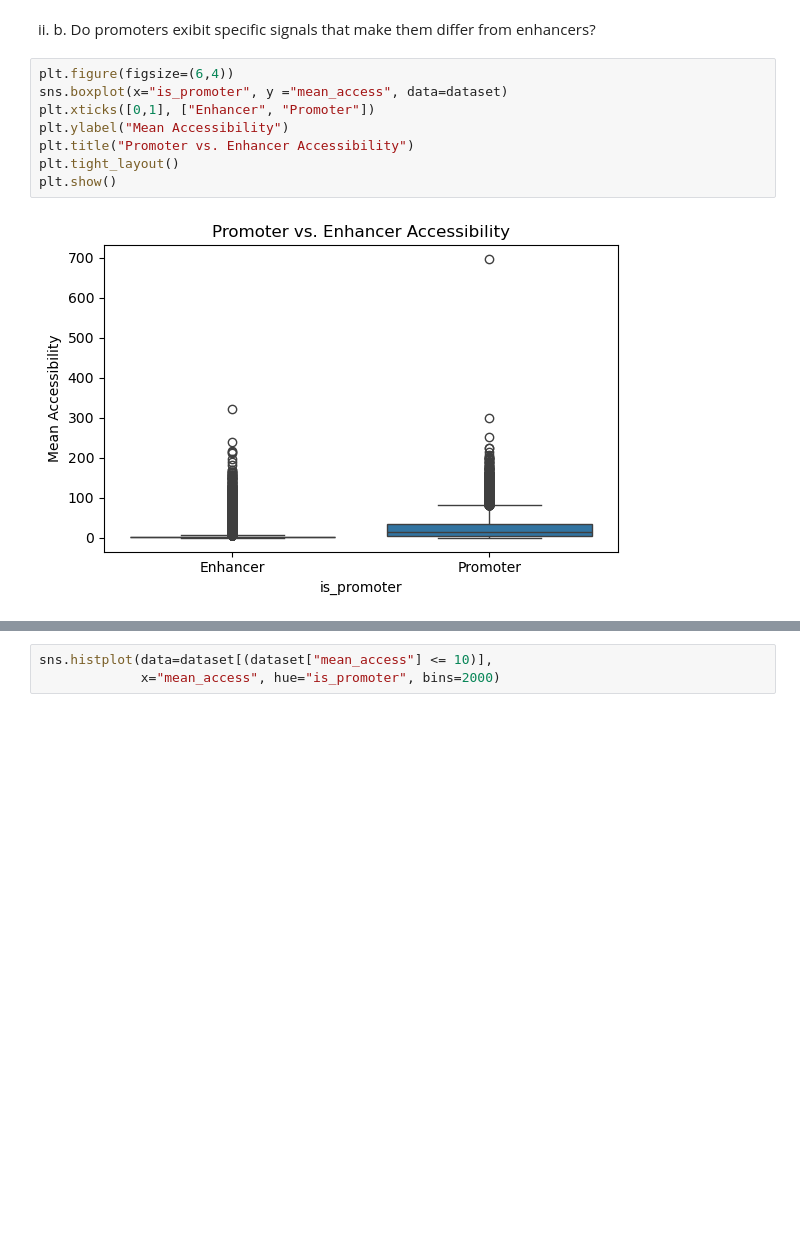
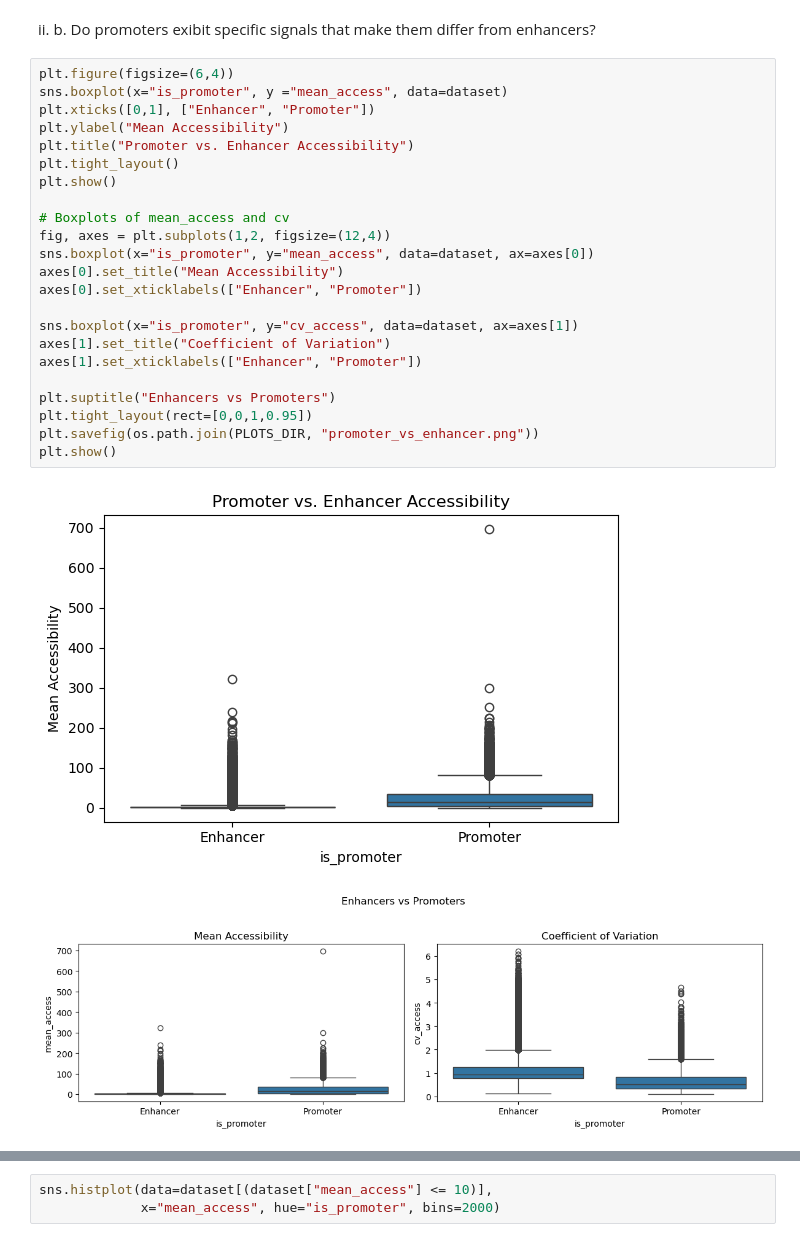
Before and after one commit to Topic2-Gene-Regulation-Immune-Cells/ILC-cells-Team4, a Jupyter notebook: 02_tss_analysis.ipynb, the cells around one changed output, grey strips where cells are left out. Cells and saved outputs as stored; diff of their text form; blank space fills up the shorter version.

Commit message:
more plots

```diff
--- a/02_tss_analysis.ipynb
+++ b/02_tss_analysis.ipynb
@@ -176,13 +176,29 @@ ii. b. Do promoters exibit specific signals that make them differ from enhancers
 # %%
 plt.figure(figsize=(6,4))
 sns.boxplot(x="is_promoter", y ="mean_access", data=dataset)
 plt.xticks([0,1], ["Enhancer", "Promoter"])
 plt.ylabel("Mean Accessibility")
 plt.title("Promoter vs. Enhancer Accessibility")
 plt.tight_layout()
 plt.show()
+
+# Boxplots of mean_access and cv
+fig, axes = plt.subplots(1,2, figsize=(12,4))
+sns.boxplot(x="is_promoter", y="mean_access", data=dataset, ax=axes[0])
+axes[0].set_title("Mean Accessibility")
+axes[0].set_xticklabels(["Enhancer", "Promoter"])
+
+sns.boxplot(x="is_promoter", y="cv_access", data=dataset, ax=axes[1])
+axes[1].set_title("Coefficient of Variation")
+axes[1].set_xticklabels(["Enhancer", "Promoter"])
+
+plt.suptitle("Enhancers vs Promoters")
+plt.tight_layout(rect=[0,0,1,0.95])
+plt.savefig(os.path.join(PLOTS_DIR, "promoter_vs_enhancer.png"))
+plt.show()
 # %% [output]
 [figure]
+[figure, added]
 # %%
 prom_vals = dataset.loc[dataset.is_promoter, "mean_access"].dropna()
 enh_vals = dataset.loc[~dataset.is_promoter, "mean_access"].dropna()
```
Also changed, not shown: parts of 3 cells of this notebook, 2 other files.
